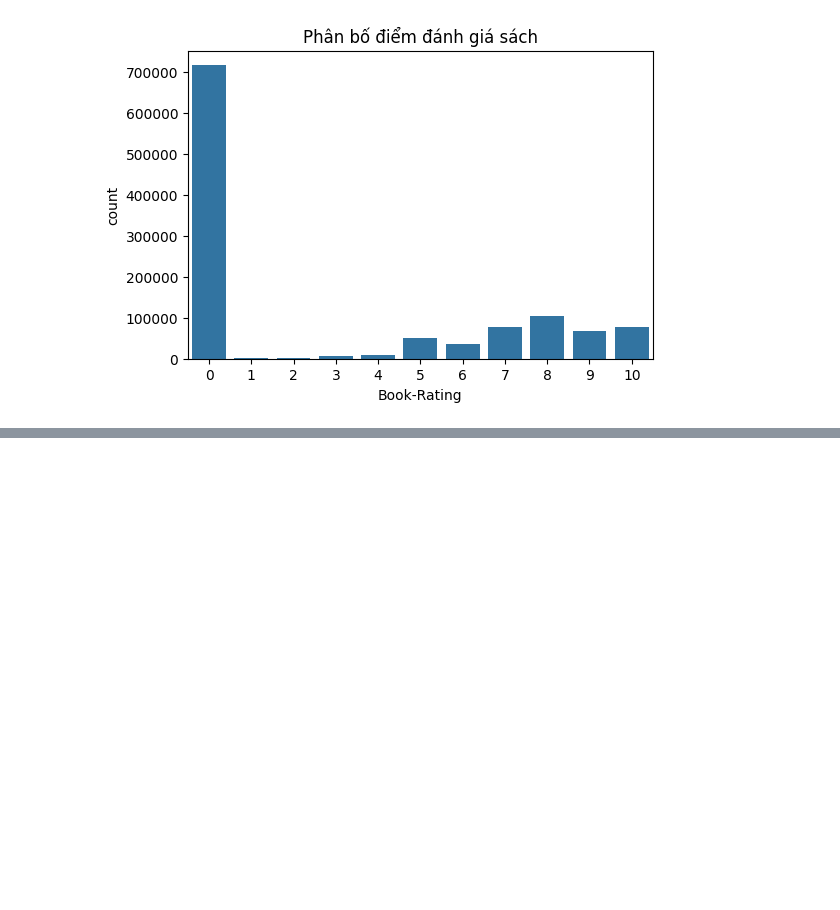
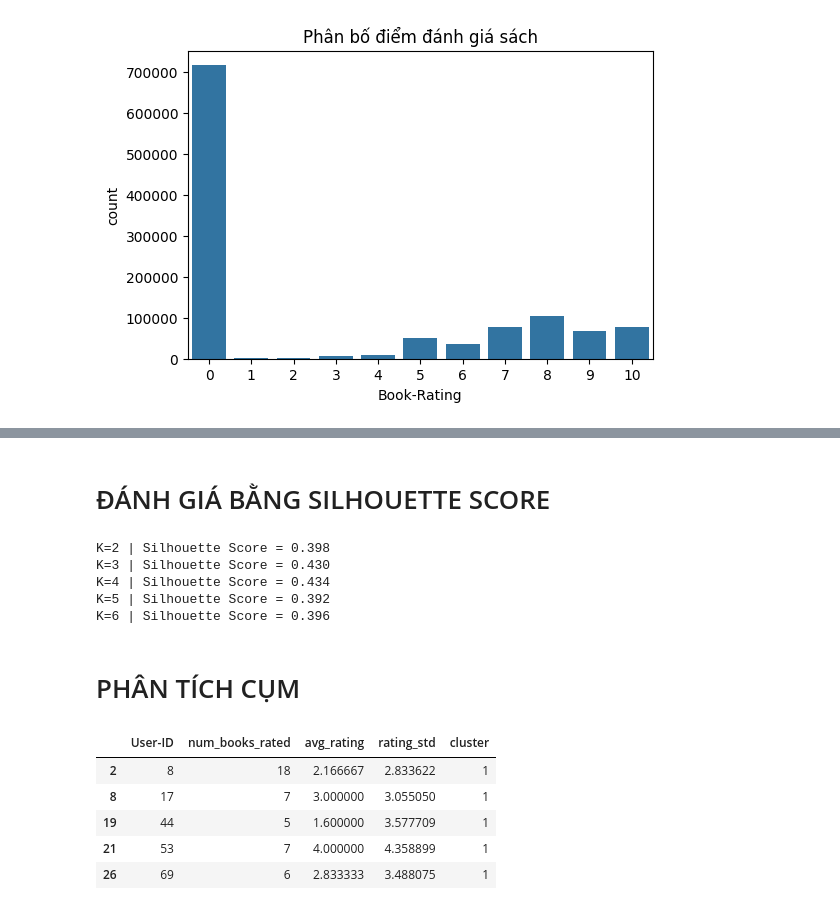
Before and after one commit to khoa-nguyen-data/phan-cum-khach-hang, a Jupyter notebook: src/phan_cum_khach_hang/phan-cum-nguoi-dung-books.ipynb, the cells around one changed output, grey strips where cells are left out. Saved outputs shown, nothing was run; the diff lists cells and outputs as text; code cells hidden in the pictures; blank space fills up the shorter version.

```diff
--- a/src/phan_cum_khach_hang/phan-cum-nguoi-dung-books.ipynb
+++ b/src/phan_cum_khach_hang/phan-cum-nguoi-dung-books.ipynb
@@ -86,0 +245,28 @@ plt.show()
+# %% [markdown]
+# ĐÁNH GIÁ BẰNG SILHOUETTE SCORE
+# %%
+for k in range(2, 7):
+    km = KMeans(n_clusters=k, random_state=42, n_init=10)
+    labels = km.fit_predict(X_scaled)
+    score = silhouette_score(X_scaled, labels)
+    print(f"K={k} | Silhouette Score = {score:.3f}")
+# %% [output]
+K=2 | Silhouette Score = 0.398
+K=3 | Silhouette Score = 0.430
+K=4 | Silhouette Score = 0.434
+K=5 | Silhouette Score = 0.392
+K=6 | Silhouette Score = 0.396
+# %% [markdown]
+# PHÂN TÍCH CỤM
+# %%
+kmeans = KMeans(n_clusters=4, random_state=42, n_init=10)
+user_features["cluster"] = kmeans.fit_predict(X_scaled)
+
+user_features.head()
+# %% [output]
+|  | User-ID | num_books_rated | avg_rating | rating_std | cluster |
+| 2 | 8 | 18 | 2.166667 | 2.833622 | 1 |
+| 8 | 17 | 7 | 3.000000 | 3.055050 | 1 |
+| 19 | 44 | 5 | 1.600000 | 3.577709 | 1 |
+| 21 | 53 | 7 | 4.000000 | 4.358899 | 1 |
+| 26 | 69 | 6 | 2.833333 | 3.488075 | 1 |
```
Also changed, not shown: parts of 19 cells of this notebook, 3 other files.
